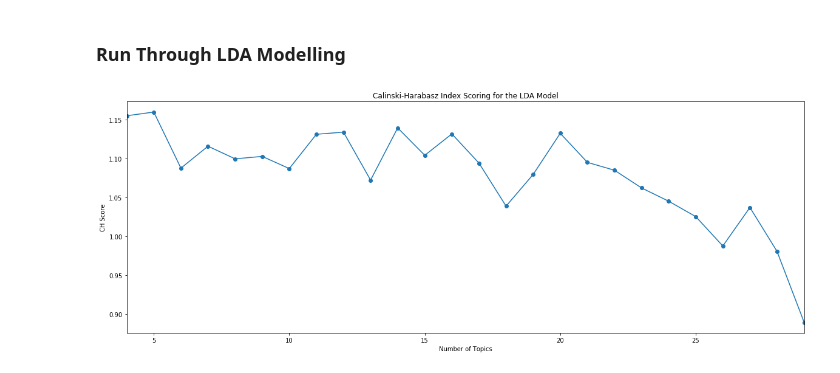
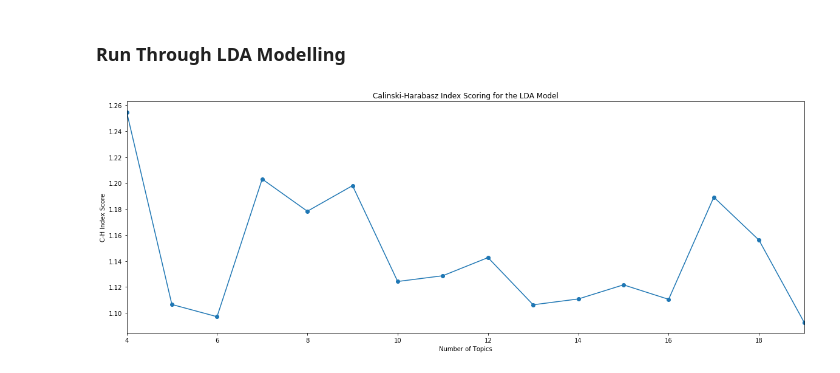
Before and after one commit to mikebrowne/BioPharmaceuticalFactorModel, a Jupyter notebook: notebooks/exploratory/05-TopicModelling-NotesAndPlayground.ipynb, the cells around one changed output. Drawn from its saved outputs; the diff is of its cells as text; code cells hidden in the pictures.

Commit message:
Continued Work on Topic Modelling; Got some surprisingly good results.

```diff
--- a/notebooks/exploratory/05-TopicModelling-NotesAndPlayground.ipynb
+++ b/notebooks/exploratory/05-TopicModelling-NotesAndPlayground.ipynb
@@ -647,7 +647,7 @@ corpus = [dictionary.doc2bow(text) for text in tokenized_titles_cleaned]
 tfidf_corpus = TfidfModel(corpus)[corpus]
 # %%
 # Settings
-max_N = 15
+max_N = 20
 min_N = 4
 
 # Initialize result holder
@@ -658,7 +658,7 @@ num_docs = 8433
 X = gensim.matutils.corpus2dense(tfidf_corpus, num_docs)
 
 for model_n in range(min_N, max_N):
-    lda_n = LdaModel(tfidf_corpus, model_n, passes=5, iterations=100)
+    lda_n = LdaModel(tfidf_corpus, model_n, passes=10, iterations=300)
 
     best_labels = get_best_labels(lda_n, tfidf_corpus)
 
@@ -666,12 +666,12 @@ for model_n in range(min_N, max_N):
 # %%
 fig = plt.Figure(figsize=(20, 7))
 
-ax = fig.add_subplot(title="Calinski-Harabasz Index Scoring for the LDA Model", xlabel="Number of Topics", ylabel="CH Score")
+ax = fig.add_subplot(title="Calinski-Harabasz Index Scoring for the LDA Model", xlabel="Number of Topics", ylabel="C-H Index Score")
 
 best_num = title=cal_har_results.get_best_model().num_topics
 
 cal_har_results.score_df.score.plot(marker='o', ax=ax)
 
 fig
 # %% [output]
-[figure, old version]
+[figure, new version]
```
Also changed, not shown: parts of 7 cells of this notebook.
